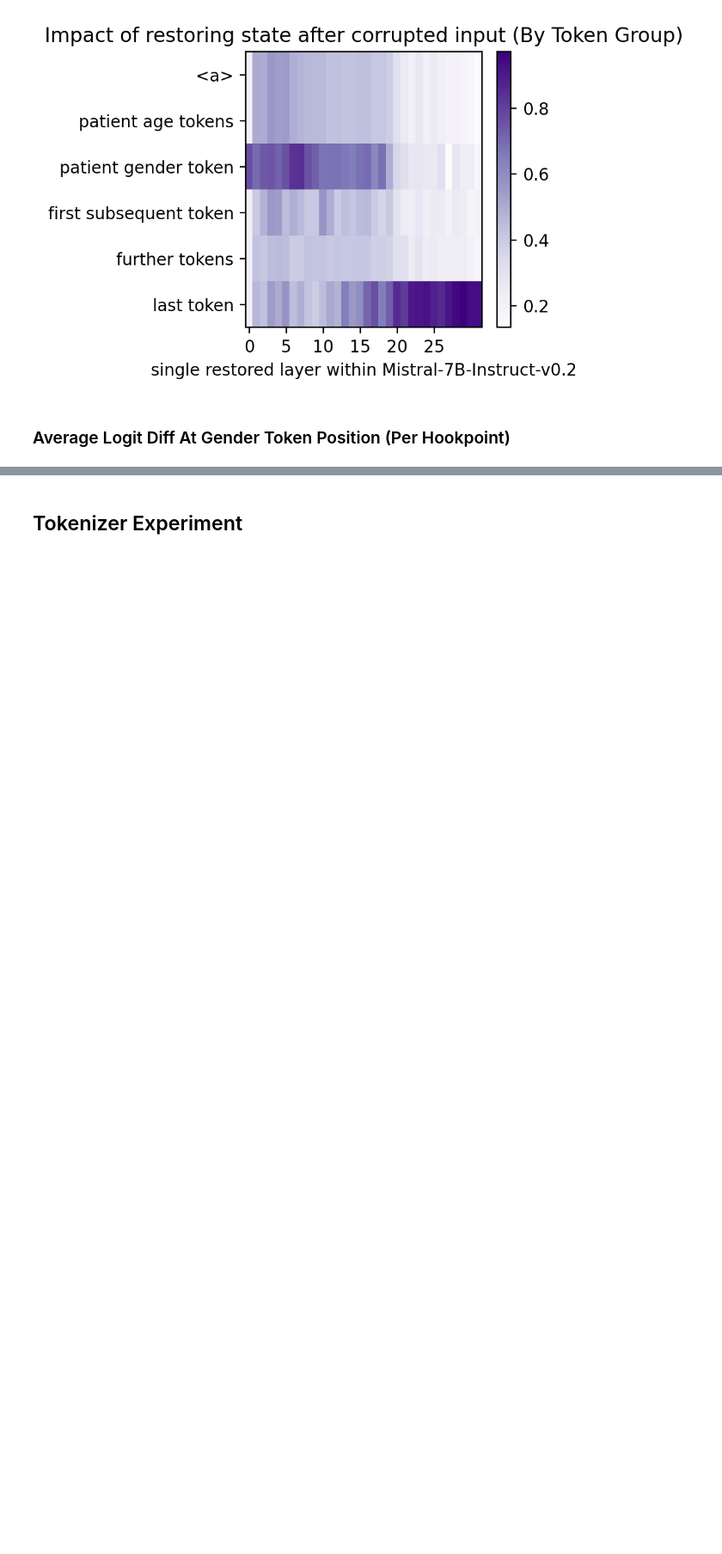
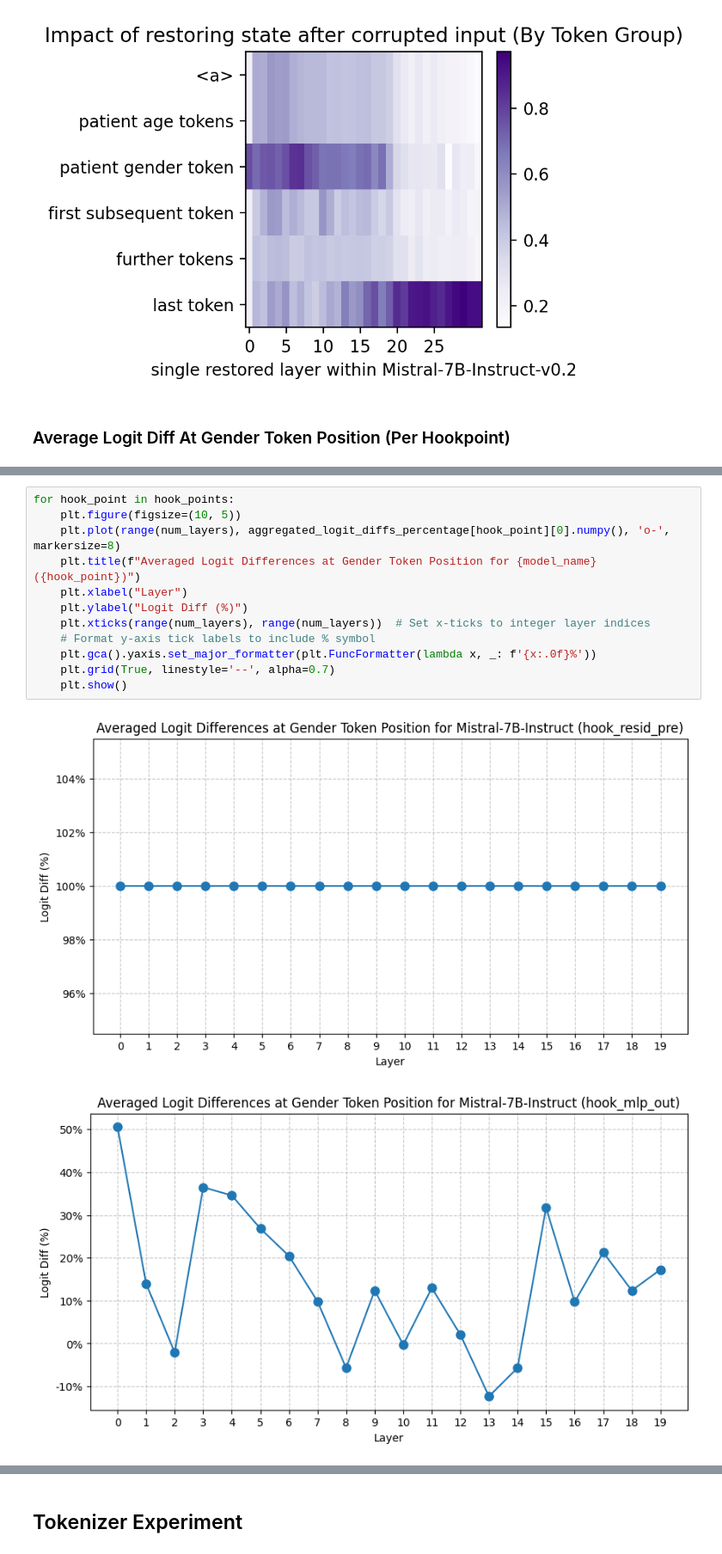
Before and after one commit to Steven-Yiran/medical-gpt-interpretability, a Jupyter notebook: medqa/results.ipynb, the cells around one changed output, grey strips where cells are left out. Shown at 86% size. Saved outputs shown, nothing was run; the diff lists cells and outputs as text; blank space fills up the shorter version.

```diff
--- a/medqa/results.ipynb
+++ b/medqa/results.ipynb
@@ -229,0 +236,15 @@ for hook_point in hook_points:
+# %%
+for hook_point in hook_points:
+    plt.figure(figsize=(10, 5))
+    plt.plot(range(num_layers), aggregated_logit_diffs_percentage[hook_point][0].numpy(), 'o-', markersize=8)
+    plt.title(f"Averaged Logit Differences at Gender Token Position for {model_name} ({hook_point})")
+    plt.xlabel("Layer")
+    plt.ylabel("Logit Diff (%)")
+    plt.xticks(range(num_layers), range(num_layers))  # Set x-ticks to integer layer indices
+    # Format y-axis tick labels to include % symbol
+    plt.gca().yaxis.set_major_formatter(plt.FuncFormatter(lambda x, _: f'{x:.0f}%'))
+    plt.grid(True, linestyle='--', alpha=0.7)
+    plt.show()
+# %% [output]
+[figure, added]
+[figure, added]
```
Also changed, not shown: parts of 5 cells of this notebook, 2 other files.
